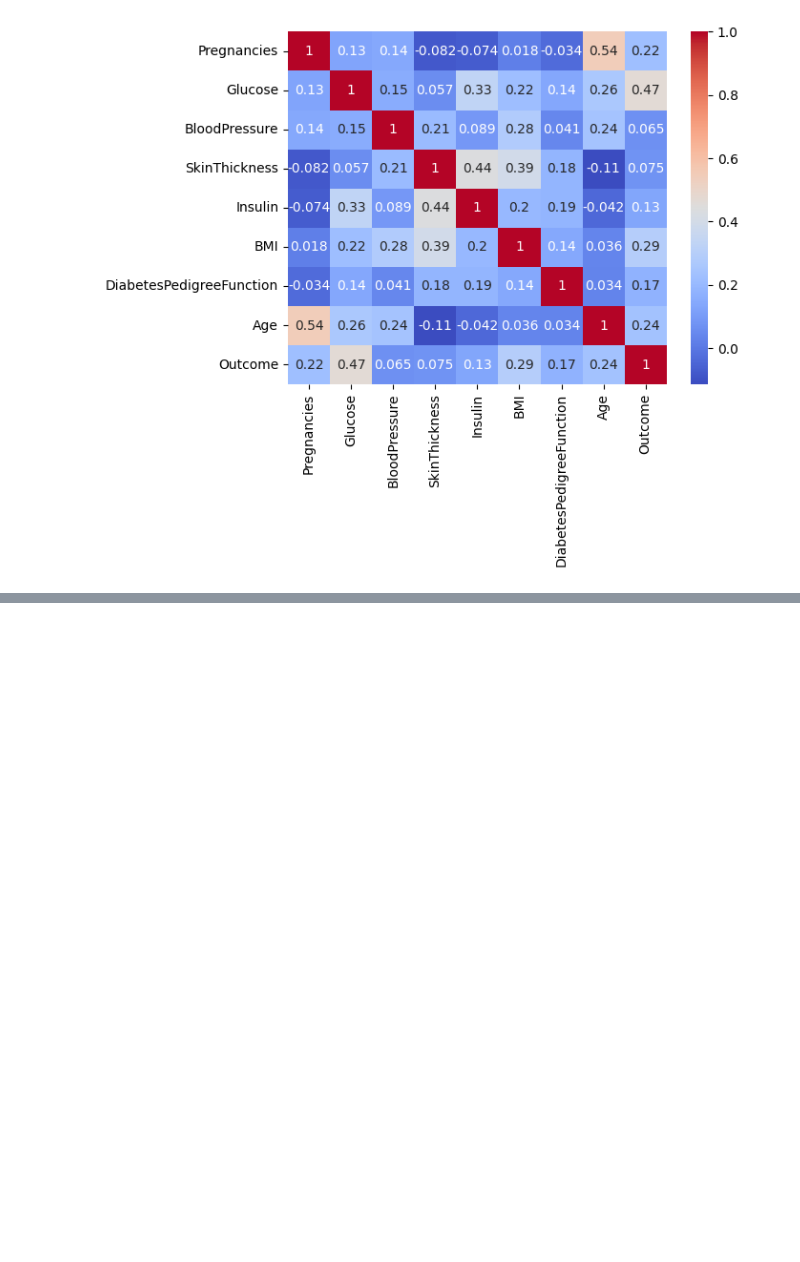
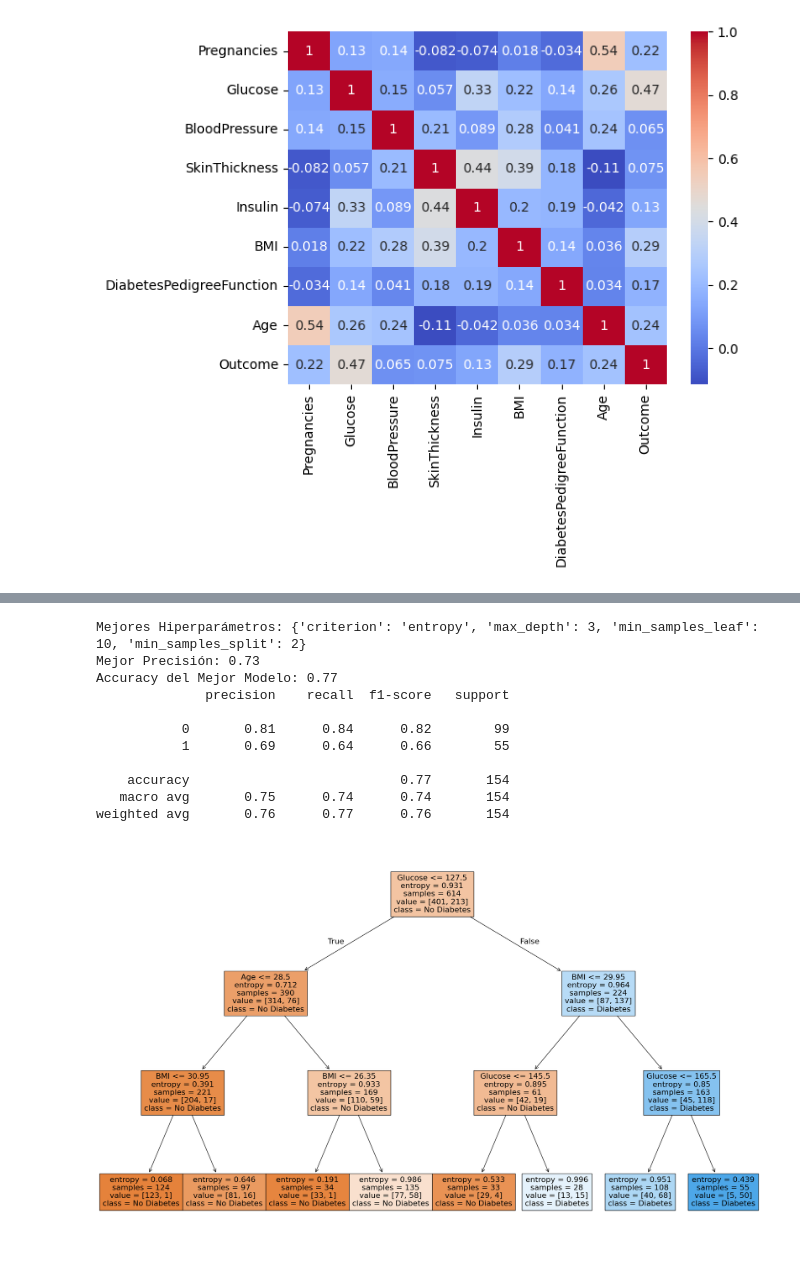
Before and after one commit to Bieloliver12/DecisionTree, a Jupyter notebook: src/explore.ipynb, the cells around one changed output, grey strips where cells are left out. Cells and saved outputs as stored; diff of their text form; code cells hidden in the pictures; blank space fills up the shorter version.

```diff
--- a/src/explore.ipynb
+++ b/src/explore.ipynb
@@ -165,0 +167,37 @@ plt.show()
+# %%
+# Paso 4: Optimización con GridSearchCV
+param_grid = {
+    'criterion': ['gini', 'entropy'],
+    'max_depth': [3, 5, 10, None],
+    'min_samples_split': [2, 5, 10],
+    'min_samples_leaf': [1, 5, 10]
+}
+grid_search = GridSearchCV(DecisionTreeClassifier(max_depth=4,random_state=42), param_grid, cv=2, scoring='accuracy')
+grid_search.fit(X_train, y_train)
+
+# Mejor modelo encontrado
+best_model = grid_search.best_estimator_
+print(f"Mejores Hiperparámetros: {grid_search.best_params_}")
+print(f"Mejor Precisión: {grid_search.best_score_:.2f}")
+
+# Evaluación del mejor modelo
+y_pred_best = best_model.predict(X_test)
+print(f"Accuracy del Mejor Modelo: {accuracy_score(y_test, y_pred_best):.2f}")
+print(classification_report(y_test, y_pred_best))
+
+plt.figure(figsize=(25, 15))
+plot_tree(best_model, feature_names=X_train.columns, class_names=['No Diabetes', 'Diabetes'], filled=True)
+plt.show()
+# %% [output]
+Mejores Hiperparámetros: {'criterion': 'entropy', 'max_depth': 3, 'min_samples_leaf': 10, 'min_samples_split': 2}
+Mejor Precisión: 0.73
+Accuracy del Mejor Modelo: 0.77
+              precision    recall  f1-score   support
+
+           0       0.81      0.84      0.82        99
+           1       0.69      0.64      0.66        55
+
+    accuracy                           0.77       154
+   macro avg       0.75      0.74      0.74       154
+weighted avg       0.76      0.77      0.76       154
+[figure, added]
```
Also changed, not shown: parts of 19 cells of this notebook.
